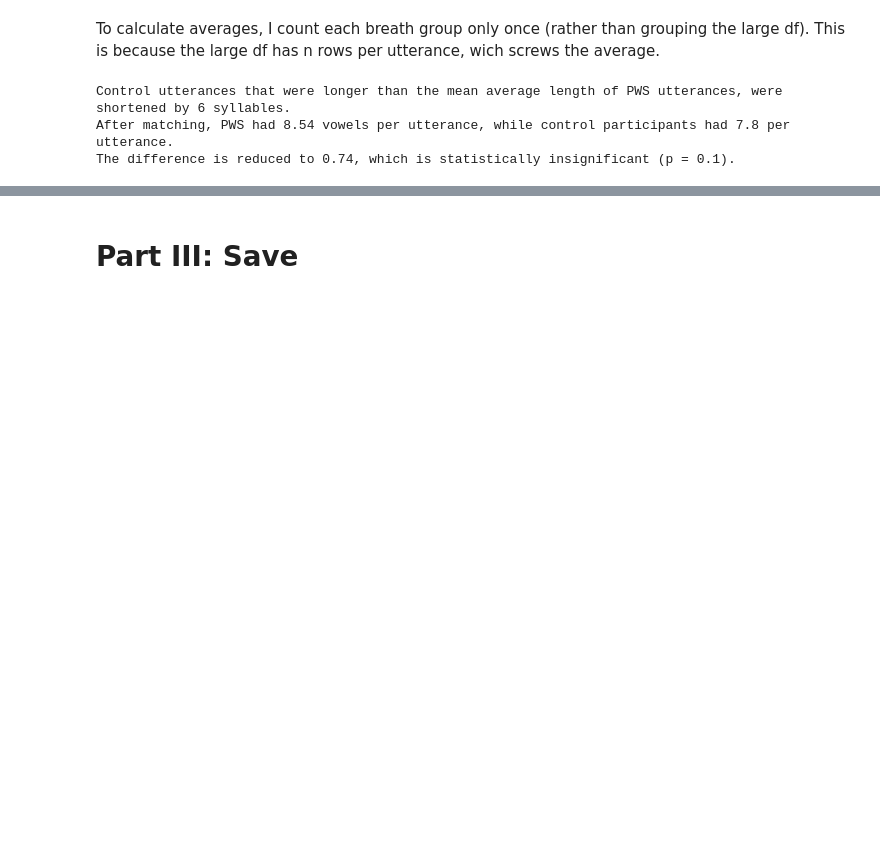
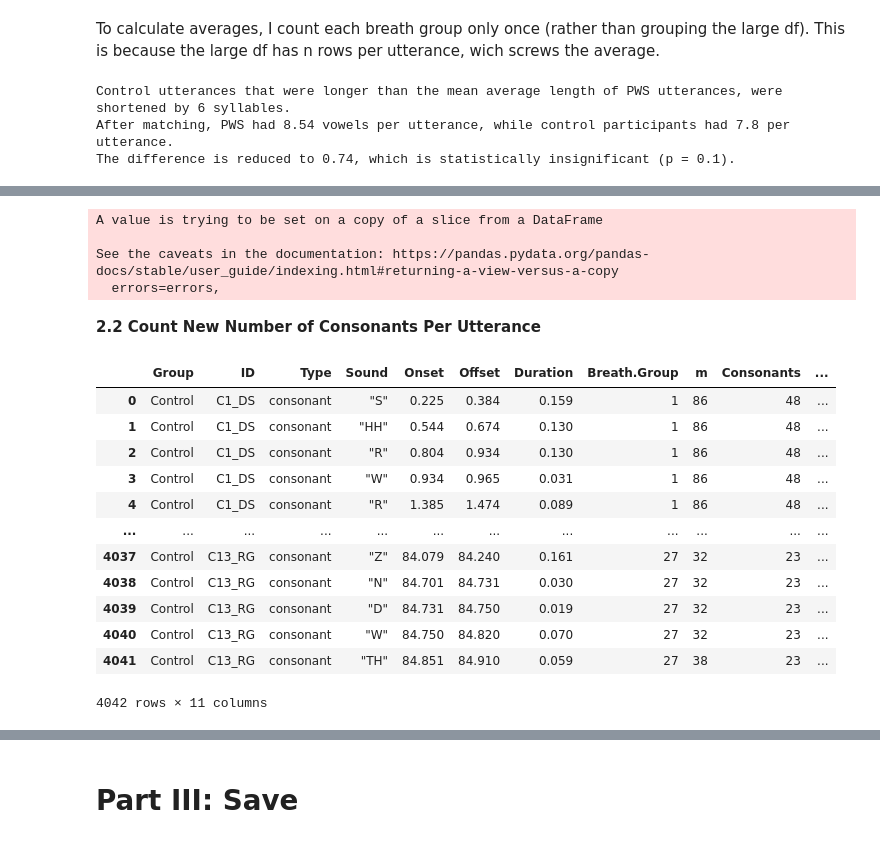
Before and after one commit to Janina712/MLTSA22_JBoecher, a Jupyter notebook: Other/3. MatchPhraseLength.ipynb, the cells around one changed output, grey strips where cells are left out. Cells and saved outputs as stored; diff of their text form; code cells hidden in the pictures; blank space fills up the shorter version.

```diff
--- a/Other/3. MatchPhraseLength.ipynb
+++ b/Other/3. MatchPhraseLength.ipynb
@@ -393,0 +402,58 @@ The difference is reduced to 0.74, which is statistically insignificant (p = 0.1
+# %%
+cons_col_matched = pd.DataFrame()  ## initialize group-level dataframe
+participant = pd.DataFrame()  ## initialize participant-level dataframe
+reading_control = reading_cons[reading_cons["Group"]  == "Control"]
+reading_control.index = range(len(reading_control.index)) ## group
+for ID in control_IDs:
+  reading_control_ID = reading_control[reading_control["ID"]  == ID]
+  reading_control_ID.index = range(len(reading_control_ID.index))  ### person
+  BGs = reading_control_ID["Breath.Group"].unique()
+  for i in range(0,len(BGs)):
+    reading_control_ID_BG = reading_control_ID[reading_control_ID["Breath.Group"]  == i]
+    reading_control_ID_BG.index = range(len(reading_control_ID_BG.index)) ## BG
+    if len(reading_control_ID_BG) >= pws_v:
+      reading_control_ID_BG.drop(reading_control_ID_BG.tail(cut_v).index, inplace = True)
+      participant = participant.append([reading_control_ID_BG], ignore_index = True)
+    else:
+      participant = participant.append([reading_control_ID_BG], ignore_index = True)
+cons_col_matched = cons_col_matched.append([participant], ignore_index = True) # add participant-level dataframe to group-level dataframe
+# %% [output]
+A value is trying to be set on a copy of a slice from a DataFrame
+
+See the caveats in the documentation: https://pandas.pydata.org/pandas-docs/stable/user_guide/indexing.html#returning-a-view-versus-a-copy
+  errors=errors,
+# %% [markdown]
+**2.2 Count New Number of Consonants Per Utterance**
+# %%
+new_c_count = pd.DataFrame()  ## initialize group-level dataframe
+for ID in control_IDs: ## loop over participnts
+  new_c_current_ID = pd.DataFrame()   ## initialize participant-level dataframe
+  subset_sounds = cons_col_matched[cons_col_matched["ID"] == ID]  # get subset of sound dataframe that corresponds to current participant
+  subset_sounds.index = range(len(subset_sounds.index)) # reset index
+  new_c = subset_sounds["Breath.Group"].value_counts().sort_index() # count how often a certain Breath group occurs for this participant
+  new_c.index = range(len(new_c.index)) # reset index
+  for a in range (0,len(new_c)): # go through all breath groups that this participant produced
+    new_c_current_BG = pd.DataFrame()  ## initialize BG-level dataframe
+    new_c_current_BG = pd.DataFrame(np.repeat(new_c.iloc[a], new_c.iloc[a], axis=0)) #replicate the sum sum times
+    new_c_current_ID = new_c_current_ID.append([new_c_current_BG], ignore_index = True) # add BG-level dataframe to participant-level dataframe
+  new_c_count = new_c_count.append([new_c_current_ID], ignore_index = True) # add participant-level dataframe to group-level dataframe
+# %%
+cons_col_matched = pd.concat([cons_col_matched, new_c_count], axis=1)
+# %%
+cons_col_matched.rename(columns = {0:'matched_C'}, inplace = True) # rename new column
+# %%
+cons_col_matched
+# %% [output]
+|  | Group | ID | Type | Sound | Onset | Offset | Duration | Breath.Group | m | Consonants | ... |
+| 0 | Control | C1_DS | consonant | "S" | 0.225 | 0.384 | 0.159 | 1 | 86 | 48 | ... |
+| 1 | Control | C1_DS | consonant | "HH" | 0.544 | 0.674 | 0.130 | 1 | 86 | 48 | ... |
+| 2 | Control | C1_DS | consonant | "R" | 0.804 | 0.934 | 0.130 | 1 | 86 | 48 | ... |
+| 3 | Control | C1_DS | consonant | "W" | 0.934 | 0.965 | 0.031 | 1 | 86 | 48 | ... |
+| 4 | Control | C1_DS | consonant | "R" | 1.385 | 1.474 | 0.089 | 1 | 86 | 48 | ... |
+| ... | ... | ... | ... | ... | ... | ... | ... | ... | ... | ... | ... |
+| 4037 | Control | C13_RG | consonant | "Z" | 84.079 | 84.240 | 0.161 | 27 | 32 | 23 | ... |
+| 4038 | Control | C13_RG | consonant | "N" | 84.701 | 84.731 | 0.030 | 27 | 32 | 23 | ... |
+| 4039 | Control | C13_RG | consonant | "D" | 84.731 | 84.750 | 0.019 | 27 | 32 | 23 | ... |
+| 4040 | Control | C13_RG | consonant | "W" | 84.750 | 84.820 | 0.070 | 27 | 32 | 23 | ... |
+| 4041 | Control | C13_RG | consonant | "TH" | 84.851 | 84.910 | 0.059 | 27 | 38 | 23 | ... |
+4042 rows × 11 columns
```
Also changed, not shown: parts of 26 cells of this notebook.
